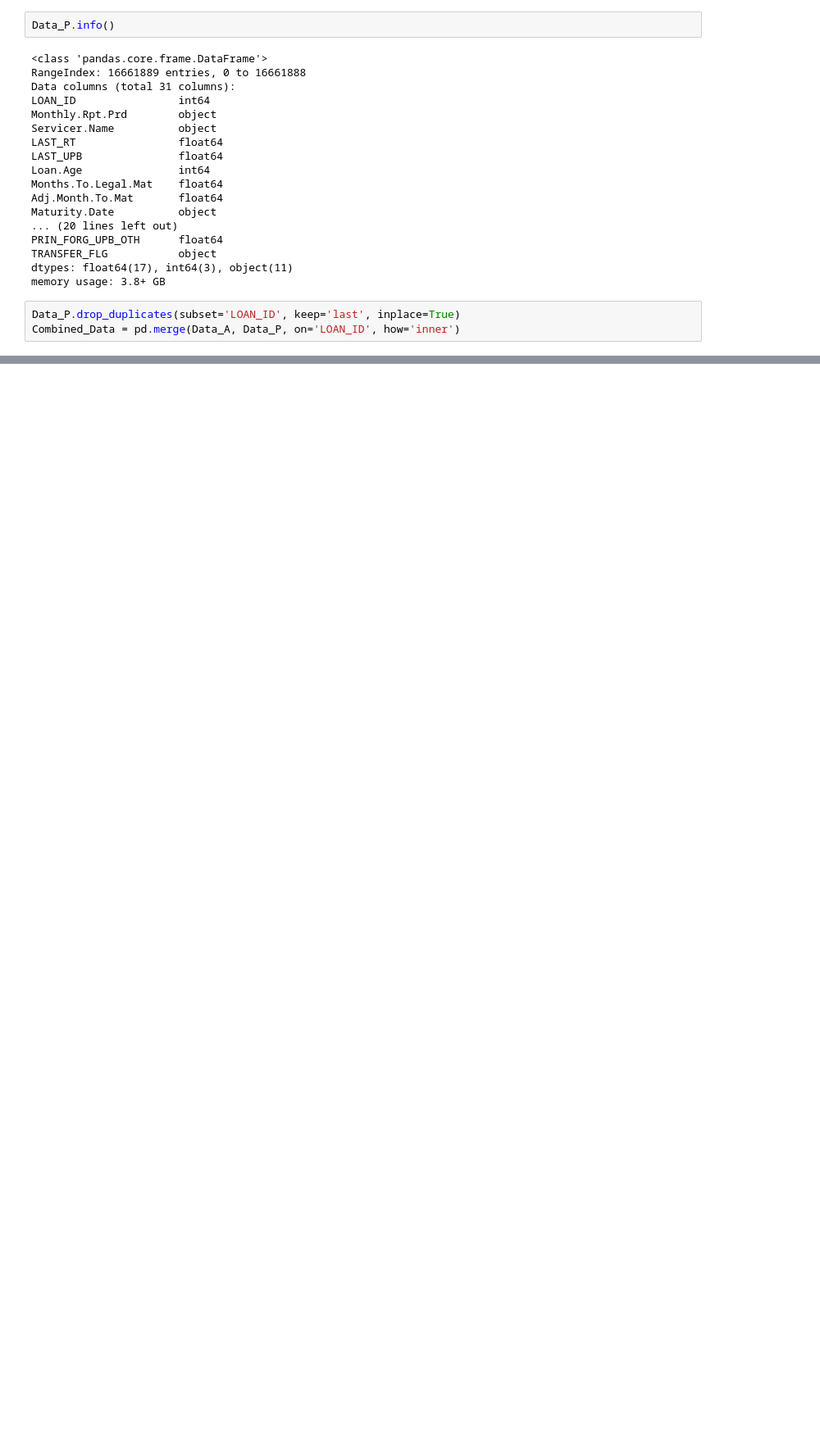
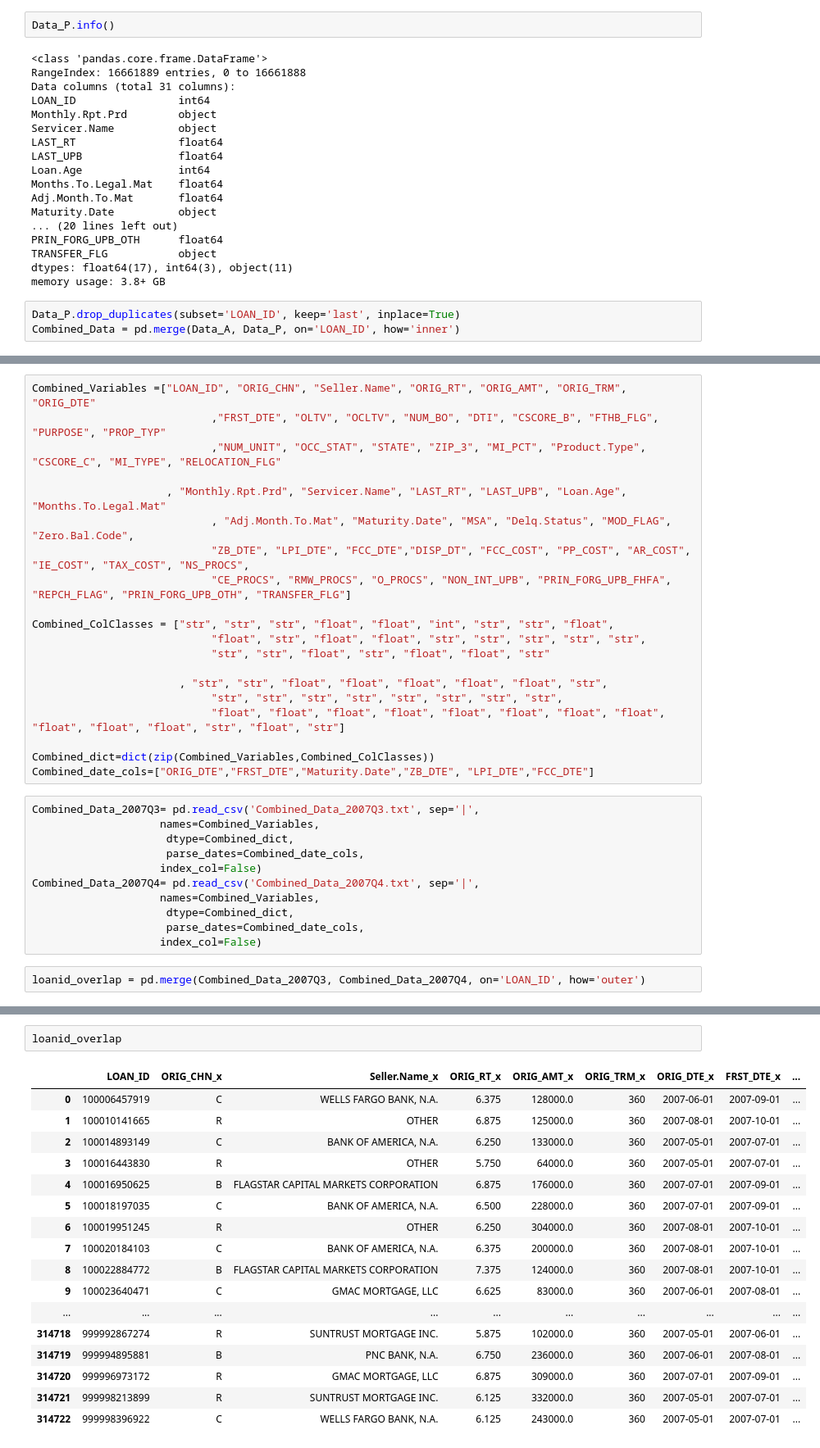
Before and after one commit to ferrarisf50/Fannie-Mae-single-family-mortgage-loan-data, a Jupyter notebook: combined_data.ipynb, the cells around one changed output, grey strips where cells are left out. Shown: that part at 82% size. Cells and saved outputs as stored; diff of their text form; blank space fills up the shorter version.

```diff
--- a/combined_data.ipynb
+++ b/combined_data.ipynb
@@ -52,0 +53,33 @@ Combined_Data.to_csv("Combined_Data_2007Q3.txt",sep='|',index=False,header=False
+# %%
+Combined_Variables =["LOAN_ID", "ORIG_CHN", "Seller.Name", "ORIG_RT", "ORIG_AMT", "ORIG_TRM", "ORIG_DTE"
+                            ,"FRST_DTE", "OLTV", "OCLTV", "NUM_BO", "DTI", "CSCORE_B", "FTHB_FLG", "PURPOSE", "PROP_TYP"
+                            ,"NUM_UNIT", "OCC_STAT", "STATE", "ZIP_3", "MI_PCT", "Product.Type", "CSCORE_C", "MI_TYPE", "RELOCATION_FLG"
+
+                     , "Monthly.Rpt.Prd", "Servicer.Name", "LAST_RT", "LAST_UPB", "Loan.Age", "Months.To.Legal.Mat"
+                            , "Adj.Month.To.Mat", "Maturity.Date", "MSA", "Delq.Status", "MOD_FLAG", "Zero.Bal.Code",
+                            "ZB_DTE", "LPI_DTE", "FCC_DTE","DISP_DT", "FCC_COST", "PP_COST", "AR_COST", "IE_COST", "TAX_COST", "NS_PROCS",
+                            "CE_PROCS", "RMW_PROCS", "O_PROCS", "NON_INT_UPB", "PRIN_FORG_UPB_FHFA", "REPCH_FLAG", "PRIN_FORG_UPB_OTH", "TRANSFER_FLG"]
+
+Combined_ColClasses = ["str", "str", "str", "float", "float", "int", "str", "str", "float",
+                            "float", "str", "float", "float", "str", "str", "str", "str", "str",
+                            "str", "str", "float", "str", "float", "float", "str"
+
+                       , "str", "str", "float", "float", "float", "float", "float", "str",
+                            "str", "str", "str", "str", "str", "str", "str", "str",
+                            "float", "float", "float", "float", "float", "float", "float", "float", "float", "float", "float", "str", "float", "str"]
+
+Combined_dict=dict(zip(Combined_Variables,Combined_ColClasses))
+Combined_date_cols=["ORIG_DTE","FRST_DTE","Maturity.Date","ZB_DTE", "LPI_DTE","FCC_DTE"]
+# %%
+Combined_Data_2007Q3= pd.read_csv('Combined_Data_2007Q3.txt', sep='|',
+                    names=Combined_Variables,
+                     dtype=Combined_dict,
+                     parse_dates=Combined_date_cols,
+                    index_col=False)
+Combined_Data_2007Q4= pd.read_csv('Combined_Data_2007Q4.txt', sep='|',
+                    names=Combined_Variables,
+                     dtype=Combined_dict,
+                     parse_dates=Combined_date_cols,
+                    index_col=False)
+# %%
+loanid_overlap = pd.merge(Combined_Data_2007Q3, Combined_Data_2007Q4, on='LOAN_ID', how='outer')
@@ -52,0 +94,20 @@ Combined_Data.to_csv("Combined_Data_2007Q3.txt",sep='|',index=False,header=False
+# %%
+loanid_overlap
+# %% [output]
+|  | LOAN_ID | ORIG_CHN_x | Seller.Name_x | ORIG_RT_x | ORIG_AMT_x | ORIG_TRM_x | ORIG_DTE_x | FRST_DTE_x | ... |
+| 0 | 100006457919 | C | WELLS FARGO BANK, N.A. | 6.375 | 128000.0 | 360 | 2007-06-01 | 2007-09-01 | ... |
+| 1 | 100010141665 | R | OTHER | 6.875 | 125000.0 | 360 | 2007-08-01 | 2007-10-01 | ... |
+| 2 | 100014893149 | C | BANK OF AMERICA, N.A. | 6.250 | 133000.0 | 360 | 2007-05-01 | 2007-07-01 | ... |
+| 3 | 100016443830 | R | OTHER | 5.750 | 64000.0 | 360 | 2007-05-01 | 2007-07-01 | ... |
+| 4 | 100016950625 | B | FLAGSTAR CAPITAL MARKETS CORPORATION | 6.875 | 176000.0 | 360 | 2007-07-01 | 2007-09-01 | ... |
+| 5 | 100018197035 | C | BANK OF AMERICA, N.A. | 6.500 | 228000.0 | 360 | 2007-07-01 | 2007-09-01 | ... |
+| 6 | 100019951245 | R | OTHER | 6.250 | 304000.0 | 360 | 2007-08-01 | 2007-10-01 | ... |
+| 7 | 100020184103 | C | BANK OF AMERICA, N.A. | 6.375 | 200000.0 | 360 | 2007-08-01 | 2007-10-01 | ... |
+| 8 | 100022884772 | B | FLAGSTAR CAPITAL MARKETS CORPORATION | 7.375 | 124000.0 | 360 | 2007-08-01 | 2007-10-01 | ... |
+| 9 | 100023640471 | C | GMAC MORTGAGE, LLC | 6.625 | 83000.0 | 360 | 2007-06-01 | 2007-08-01 | ... |
+| ... | ... | ... | ... | ... | ... | ... | ... | ... | ... |
+| 314718 | 999992867274 | R | SUNTRUST MORTGAGE INC. | 5.875 | 102000.0 | 360 | 2007-05-01 | 2007-06-01 | ... |
+| 314719 | 999994895881 | B | PNC BANK, N.A. | 6.750 | 236000.0 | 360 | 2007-06-01 | 2007-08-01 | ... |
+| 314720 | 999996973172 | R | GMAC MORTGAGE, LLC | 6.875 | 309000.0 | 360 | 2007-07-01 | 2007-09-01 | ... |
+| 314721 | 999998213899 | R | SUNTRUST MORTGAGE INC. | 6.125 | 332000.0 | 360 | 2007-05-01 | 2007-07-01 | ... |
+| 314722 | 999998396922 | C | WELLS FARGO BANK, N.A. | 6.125 | 243000.0 | 360 | 2007-05-01 | 2007-07-01 | ... |
```
Also changed, not shown: parts of 4 cells of this notebook, 1 other file.
